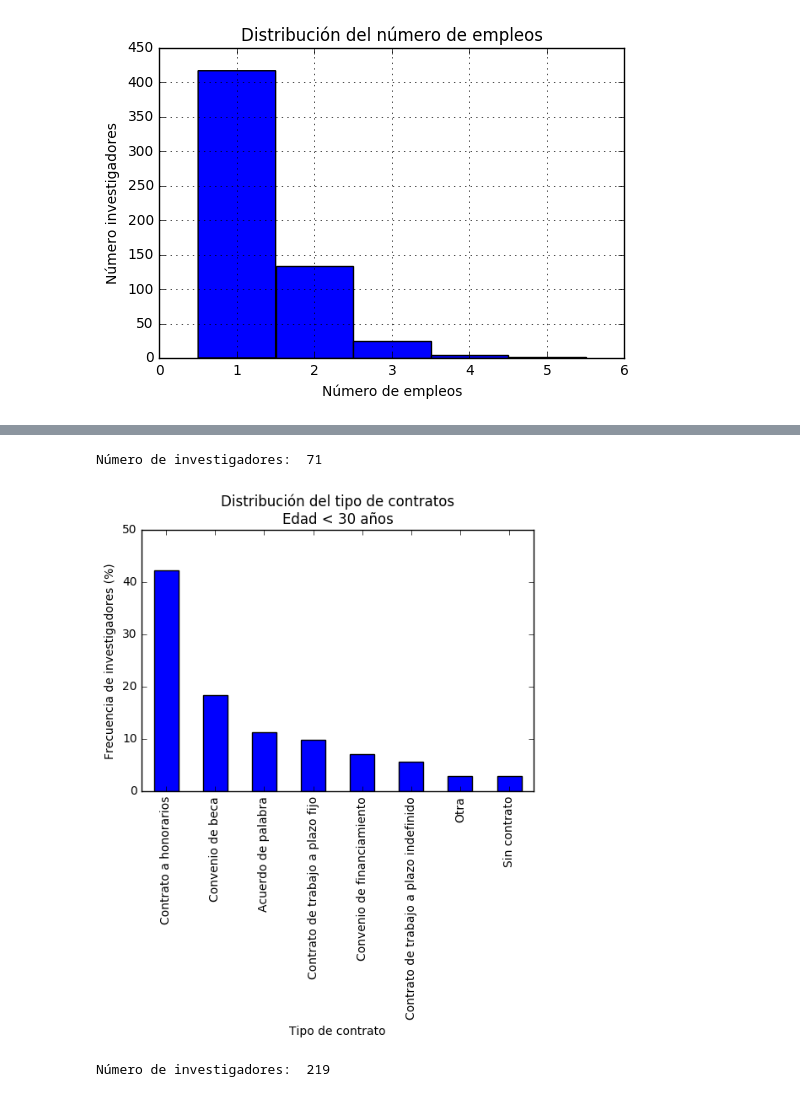
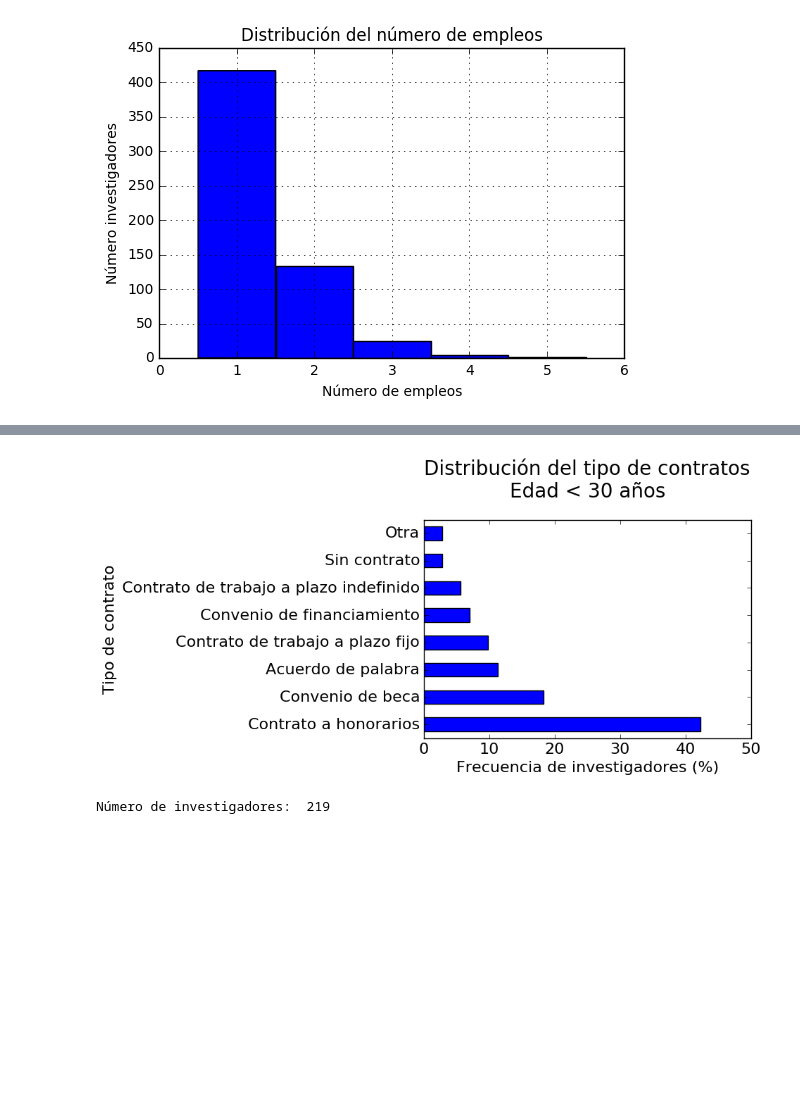
Before and after one commit to rpmunoz/datachile, a Jupyter notebook: science/encuesta_de_insercion/Analysis survey.ipynb, the cells around one changed output, grey strips where cells are left out. Drawn from its saved outputs; the diff is of its cells as text; code cells hidden in the pictures; blank space fills up the shorter version.

```diff
--- a/science/encuesta_de_insercion/Analysis survey.ipynb
+++ b/science/encuesta_de_insercion/Analysis survey.ipynb
@@ -9,7 +9,7 @@ pd.set_option('display.max_columns', 10)
 pd.set_option('display.max_rows', 20)
 pd.set_option('display.max_colwidth', 200)
 # %%
-data=pd.read_csv('/Volumes/Data/Dropbox/ANIP/Encuesta de insercion 2016/20161231075312-SurveyExport.csv', encoding='utf-8-sig')
+data=pd.read_csv('/Volumes/Data/Dropbox/ANIP Roberto/Centro de estudios/Encuesta de insercion 2016/20170103094151-SurveyExport.csv', encoding='utf-8-sig')
 # %%
 print(data.columns)
 # %% [output]
@@ -44,5 +53,5 @@ Tipo de contrato:  ['¿Qué tipo de relación laboral tiene en este trabajo?/1',
 # %%
-data_complete=data[data['Status'].str.contains('Complete')]
+data_complete=data[data['Status'].str.contains('Complete')].copy()
 data_complete.loc[:,'¿Cuál es su edad? Exprésela en años'] = data_complete['¿Cuál es su edad? Exprésela en años'].apply(pd.to_numeric)
 data_complete.loc[:,'¿Cuántos empleos tiene en la actualidad? Incluya los empleos formales e informales.']=data_complete['¿Cuántos empleos tiene en la actualidad? Incluya los empleos formales e informales.'].replace('5 o más','5').apply(pd.to_numeric)
 
@@ -177,17 +276,17 @@ plt.title('Distribución del tipo de contratos\nTodas las edades')
 # %%
 data_complete_jobs_age=data_complete_jobs['¿Qué tipo de relación laboral tiene en este trabajo?/1'][data_complete_jobs['¿Cuál es su edad? Exprésela en años'] < 30]
 
-ax=(data_complete_jobs_age.value_counts()/len(data_complete_jobs_age)*100.).plot(kind='bar')
-ax.set_yticks(np.arange(0, 60, 10))
-plt.xlabel('Tipo de contrato')
-plt.ylabel('Frecuencia de investigadores (%)')
-plt.title('Distribución del tipo de contratos\nEdad < 30 años')
-plt.savefig('ditribucion_tipo_contratos_edad<30.pdf', bbox_inches='tight')
+ax=(data_complete_jobs_age.value_counts()/len(data_complete_jobs_age)*100.).plot(kind='barh', fontsize=16)
+ax.set_xticks(np.arange(0, 51, 10))
 
-print('Número de investigadores: ', len(data_complete_jobs_age))
+plt.ylabel('Tipo de contrato', fontsize=16)
+plt.xlabel('Frecuencia de investigadores (%)', fontsize=16)
+plt.title('Distribución del tipo de contratos\nEdad < 30 años', fontsize=20, y=1.08)
+plt.savefig('ditribucion_tipo_contrato_edad<30.pdf', bbox_inches='tight')
+
+#print('Número de investigadores: ', len(data_complete_jobs_age))
 # %% [output]
-Número de investigadores:  71
-[figure, old version]
+[figure, new version]
 # %%
 data_complete_jobs_age=data_complete_jobs['¿Qué tipo de relación laboral tiene en este trabajo?/1'][(data_complete_jobs['¿Cuál es su edad? Exprésela en años'] >=30) & (data_complete_jobs['¿Cuál es su edad? Exprésela en años'] <35)]
 
```
Also changed, not shown: parts of 24 cells of this notebook, 28 other files.
